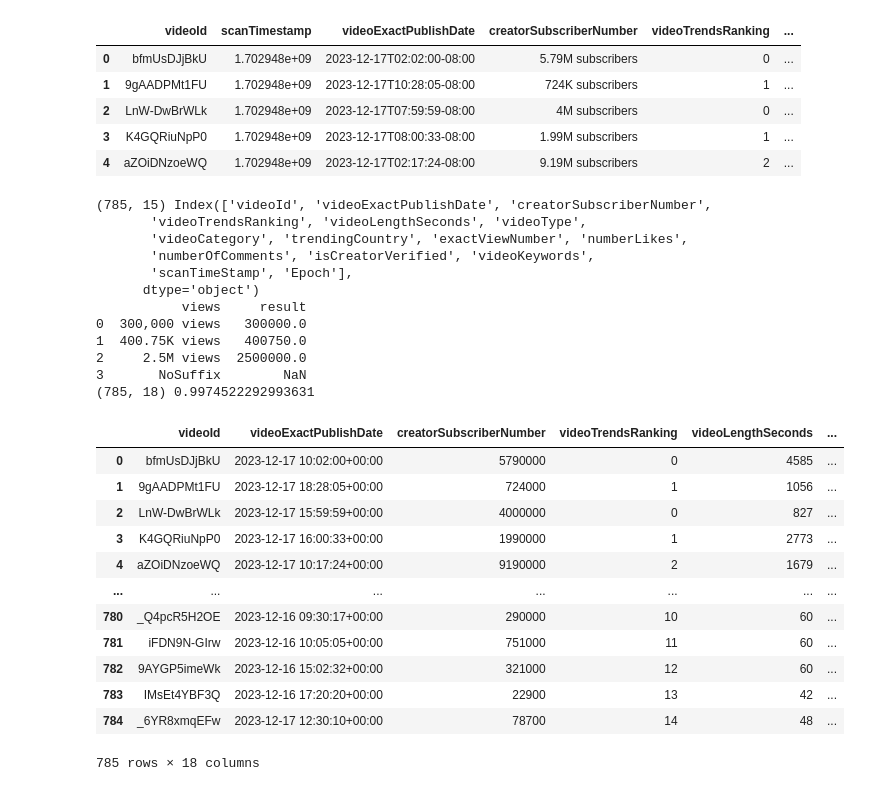
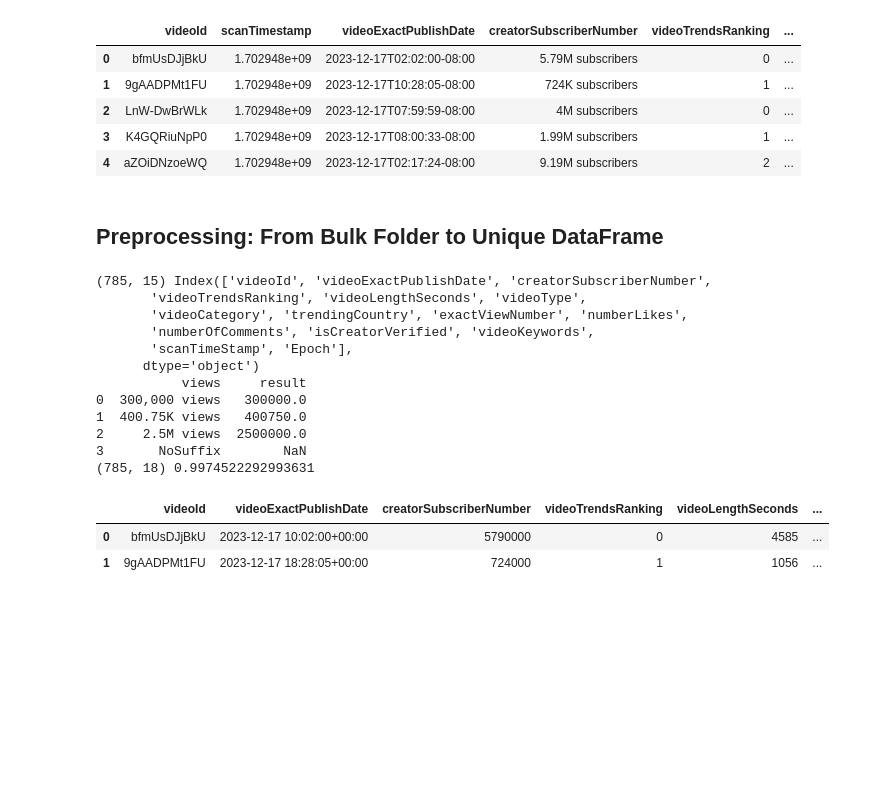
Before and after one commit to Yedson54/YouTrend, a Jupyter notebook: demos/duration_model_yed.ipynb, the cells around one changed output. Drawn from its saved outputs; the diff is of its cells as text; code cells hidden in the pictures; blank space fills up the shorter version.

Commit message:
reorganize folder

```diff
--- a/demos/duration_model_yed.ipynb
+++ b/demos/duration_model_yed.ipynb
@@ -64,6 +69,8 @@ duration_df.head(5)
 | 2 | LnW-DwBrWLk | 1.702948e+09 | 2023-12-17T07:59:59-08:00 | 4M subscribers | 0 | ... |
 | 3 | K4GQRiuNpP0 | 1.702948e+09 | 2023-12-17T08:00:33-08:00 | 1.99M subscribers | 1 | ... |
 | 4 | aZOiDNzoeWQ | 1.702948e+09 | 2023-12-17T02:17:24-08:00 | 9.19M subscribers | 2 | ... |
+# %% [markdown]
+## Preprocessing: From Bulk Folder to Unique DataFrame
 # %%
 def load_data(
         folder: str = None,
@@ -245,41 +252,31 @@ test_df = pd.DataFrame(test_data)
 test_df['result'] = _parse_numeric_column(test_df['views'])
 print(test_df)
 
 # 2
 df1 = clean_columns(df)
 df1.head()
 
 # 3
 df2 = create_duration_model_columns(df1)
 print(df2.shape, df2["isTrend"].sum() / len(df2))
 df2.head()
 
 # 4 (ALL IN ONE)
 super_df = processing_for_duration_model("../data/")
-super_df
+super_df.head(2)
 # %% [output]
 (785, 15) Index(['videoId', 'videoExactPublishDate', 'creatorSubscriberNumber',
        'videoTrendsRanking', 'videoLengthSeconds', 'videoType',
        'videoCategory', 'trendingCountry', 'exactViewNumber', 'numberLikes',
        'numberOfComments', 'isCreatorVerified', 'videoKeywords',
        'scanTimeStamp', 'Epoch'],
       dtype='object')
            views     result
 0  300,000 views   300000.0
 1  400.75K views   400750.0
 2     2.5M views  2500000.0
 3       NoSuffix        NaN
 (785, 18) 0.9974522292993631
 |  | videoId | videoExactPublishDate | creatorSubscriberNumber | videoTrendsRanking | videoLengthSeconds | ... |
 | 0 | bfmUsDJjBkU | 2023-12-17 10:02:00+00:00 | 5790000 | 0 | 4585 | ... |
 | 1 | 9gAADPMt1FU | 2023-12-17 18:28:05+00:00 | 724000 | 1 | 1056 | ... |
-| 2 | LnW-DwBrWLk | 2023-12-17 15:59:59+00:00 | 4000000 | 0 | 827 | ... |
-| 3 | K4GQRiuNpP0 | 2023-12-17 16:00:33+00:00 | 1990000 | 1 | 2773 | ... |
-| 4 | aZOiDNzoeWQ | 2023-12-17 10:17:24+00:00 | 9190000 | 2 | 1679 | ... |
-| ... | ... | ... | ... | ... | ... | ... |
-| 780 | _Q4pcR5H2OE | 2023-12-16 09:30:17+00:00 | 290000 | 10 | 60 | ... |
-| 781 | iFDN9N-GIrw | 2023-12-16 10:05:05+00:00 | 751000 | 11 | 60 | ... |
-| 782 | 9AYGP5imeWk | 2023-12-16 15:02:32+00:00 | 321000 | 12 | 60 | ... |
-| 783 | IMsEt4YBF3Q | 2023-12-16 17:20:20+00:00 | 22900 | 13 | 42 | ... |
-| 784 | _6YR8xmqEFw | 2023-12-17 12:30:10+00:00 | 78700 | 14 | 48 | ... |
-785 rows × 18 columns
```
Also changed, not shown: parts of 20 cells of this notebook, 7 other files.
